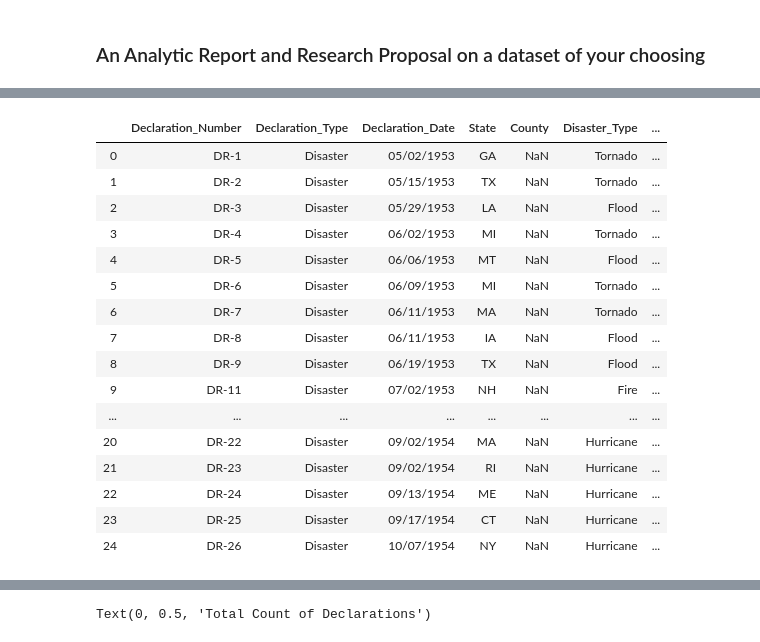
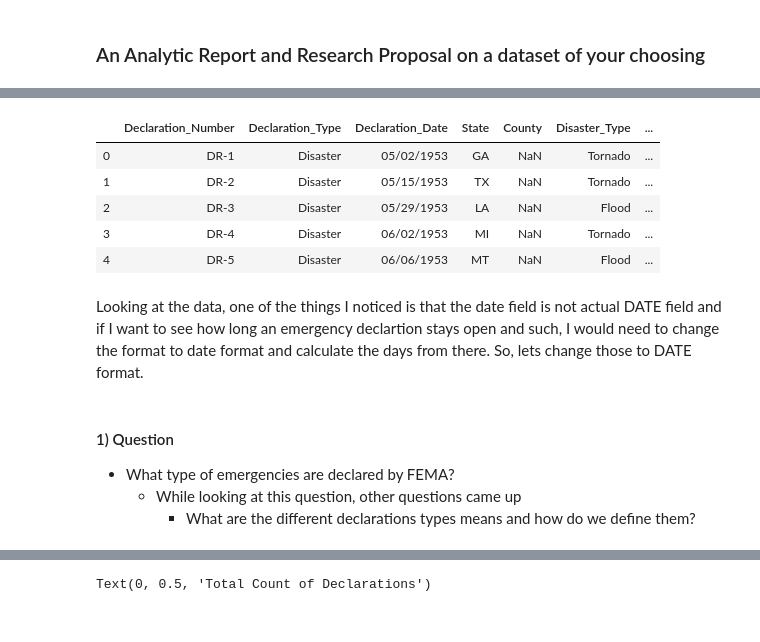
Before and after one commit to tparveen/TF-DataScience, a Jupyter notebook: 6-Basic-stats-probability/Assignments/11-Capstone1-Analytic-Report.ipynb, the cells around one changed output, grey strips where cells are left out. Drawn from its saved outputs; the diff is of its cells as text; code cells hidden in the pictures.

```diff
--- a/6-Basic-stats-probability/Assignments/11-Capstone1-Analytic-Report.ipynb
+++ b/6-Basic-stats-probability/Assignments/11-Capstone1-Analytic-Report.ipynb
@@ -53,31 +32,23 @@ from datetime import date
 # %%
-# making sure that the data is there and it looks good to do some analysis
+# Making sure that the data is there and it looks good to do some analysis
 
 data = pd.read_csv('datasets/FEMA-database.csv')
+data.head(5)
 
+#### Other commands I used to look more into the data
 #data.info()
-data.head(25)
 #data.dtypes
 # what size data are we looking at
 #print(data.shape)
 # %% [output]
 |  | Declaration_Number | Declaration_Type | Declaration_Date | State | County | Disaster_Type | ... |
 | 0 | DR-1 | Disaster | 05/02/1953 | GA | NaN | Tornado | ... |
 | 1 | DR-2 | Disaster | 05/15/1953 | TX | NaN | Tornado | ... |
 | 2 | DR-3 | Disaster | 05/29/1953 | LA | NaN | Flood | ... |
 | 3 | DR-4 | Disaster | 06/02/1953 | MI | NaN | Tornado | ... |
 | 4 | DR-5 | Disaster | 06/06/1953 | MT | NaN | Flood | ... |
-| 5 | DR-6 | Disaster | 06/09/1953 | MI | NaN | Tornado | ... |
-| 6 | DR-7 | Disaster | 06/11/1953 | MA | NaN | Tornado | ... |
-| 7 | DR-8 | Disaster | 06/11/1953 | IA | NaN | Flood | ... |
-| 8 | DR-9 | Disaster | 06/19/1953 | TX | NaN | Flood | ... |
-| 9 | DR-11 | Disaster | 07/02/1953 | NH | NaN | Fire | ... |
-| ... | ... | ... | ... | ... | ... | ... | ... |
-| 20 | DR-22 | Disaster | 09/02/1954 | MA | NaN | Hurricane | ... |
-| 21 | DR-23 | Disaster | 09/02/1954 | RI | NaN | Hurricane | ... |
-| 22 | DR-24 | Disaster | 09/13/1954 | ME | NaN | Hurricane | ... |
-| 23 | DR-25 | Disaster | 09/17/1954 | CT | NaN | Hurricane | ... |
-| 24 | DR-26 | Disaster | 10/07/1954 | NY | NaN | Hurricane | ... |
+# %% [markdown]
+Looking at the data, one of the things I noticed is that the date field is not actual DATE field and if I want to see how long an emergency declartion stays open and such, I would need to change the format to date format and calculate the days from there. So, lets change those to DATE format.
 # %%
 # changing to date format
 data['End_Date'] = pd.to_datetime(data['End_Date'])
@@ -101,0 +58,5 @@ data['Declaration_Close_duration'] = data['Declaration_Close_duration'].add(1)
+# %% [markdown]
+#### 1) Question
+* What type of emergencies are declared by FEMA?
+    * While looking at this question, other questions came up
+        * What are the different declarations types means and how do we define them?
```
Also changed, not shown: parts of 71 cells of this notebook, 2 other files.
